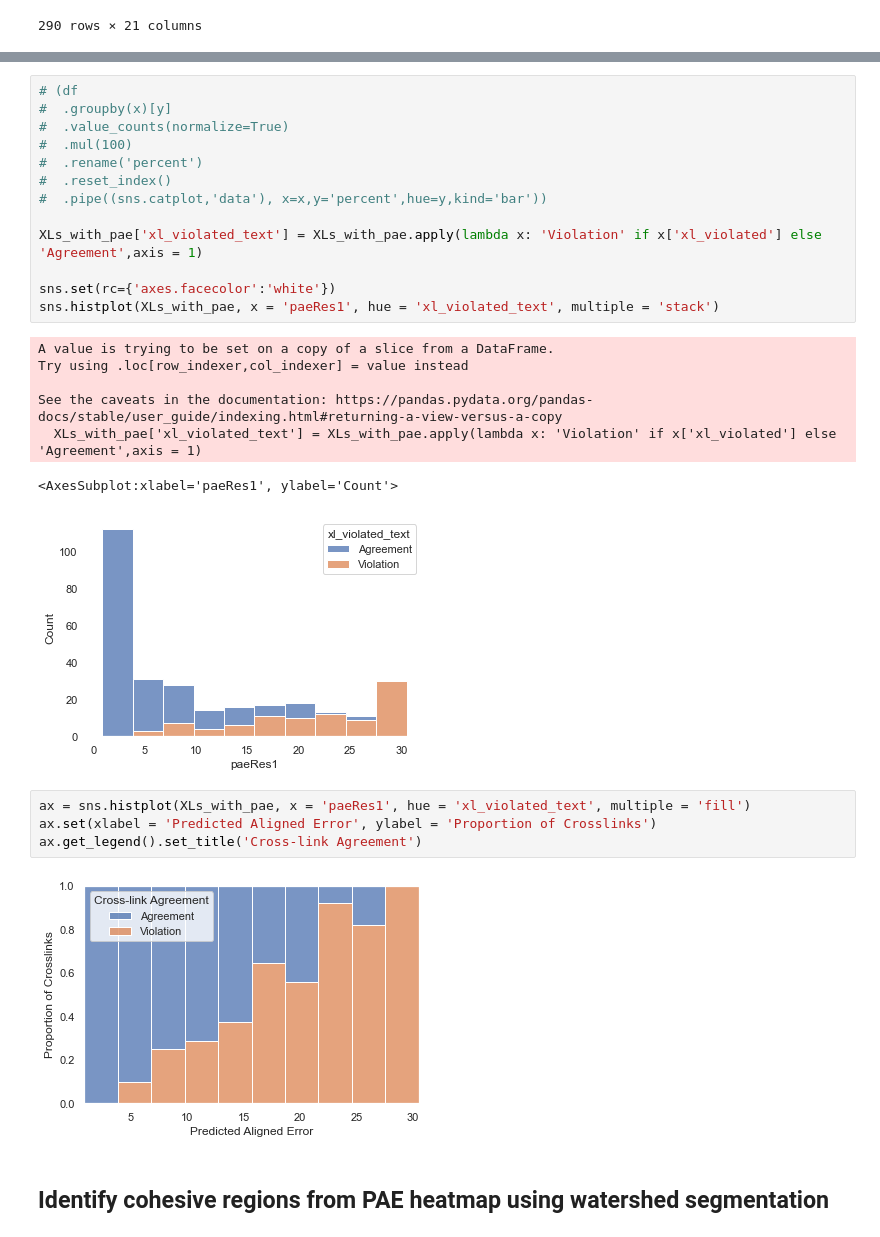
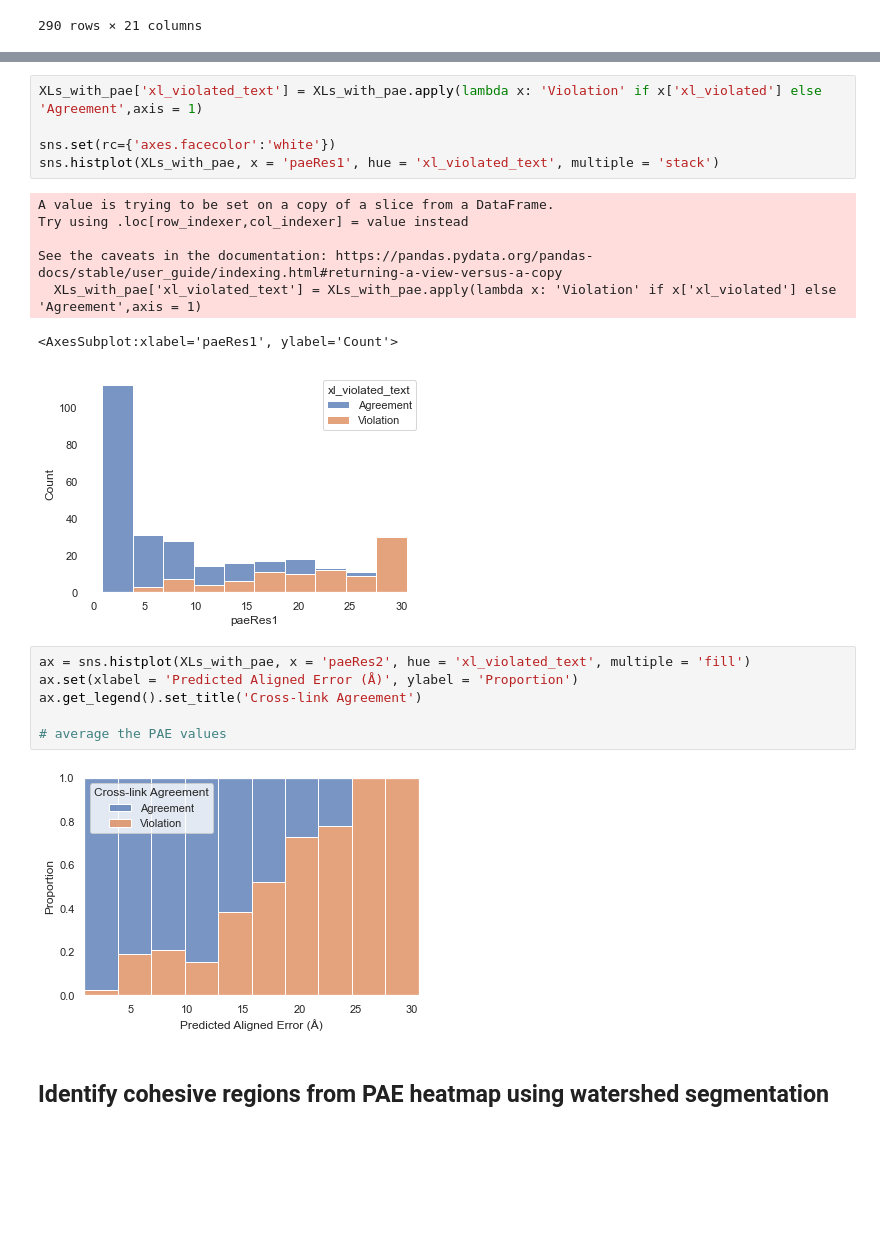
Before and after one commit to epenning/crosslinking, a Jupyter notebook: compare_crosslinks.ipynb, the cells around one changed output, grey strips where cells are left out. Saved outputs shown, nothing was run; the diff lists cells and outputs as text; blank space fills up the shorter version.

```diff
--- a/compare_crosslinks.ipynb
+++ b/compare_crosslinks.ipynb
@@ -527,12 +535,4 @@ Name: paeRes1, Length: 198, dtype: float64
 # %%
-# (df
-#  .groupby(x)[y]
-#  .value_counts(normalize=True)
-#  .mul(100)
-#  .rename('percent')
-#  .reset_index()
-#  .pipe((sns.catplot,'data'), x=x,y='percent',hue=y,kind='bar'))
-
 XLs_with_pae['xl_violated_text'] = XLs_with_pae.apply(lambda x: 'Violation' if x['xl_violated'] else 'Agreement',axis = 1)
 
 sns.set(rc={'axes.facecolor':'white'})
@@ -546,11 +546,13 @@ See the caveats in the documentation: https://pandas.pydata.org/pandas-docs/stab
 <AxesSubplot:xlabel='paeRes1', ylabel='Count'>
 [figure]
 # %%
-ax = sns.histplot(XLs_with_pae, x = 'paeRes1', hue = 'xl_violated_text', multiple = 'fill')
-ax.set(xlabel = 'Predicted Aligned Error', ylabel = 'Proportion of Crosslinks')
+ax = sns.histplot(XLs_with_pae, x = 'paeRes2', hue = 'xl_violated_text', multiple = 'fill')
+ax.set(xlabel = 'Predicted Aligned Error (Å)', ylabel = 'Proportion')
 ax.get_legend().set_title('Cross-link Agreement')
+
+# average the PAE values
 # %% [output]
-[figure, old version]
+[figure, new version]
 # %% [markdown]
 ## Identify cohesive regions from PAE heatmap using watershed segmentation
 # %%
```
Also changed, not shown: parts of 5 cells of this notebook, 2 other files.
